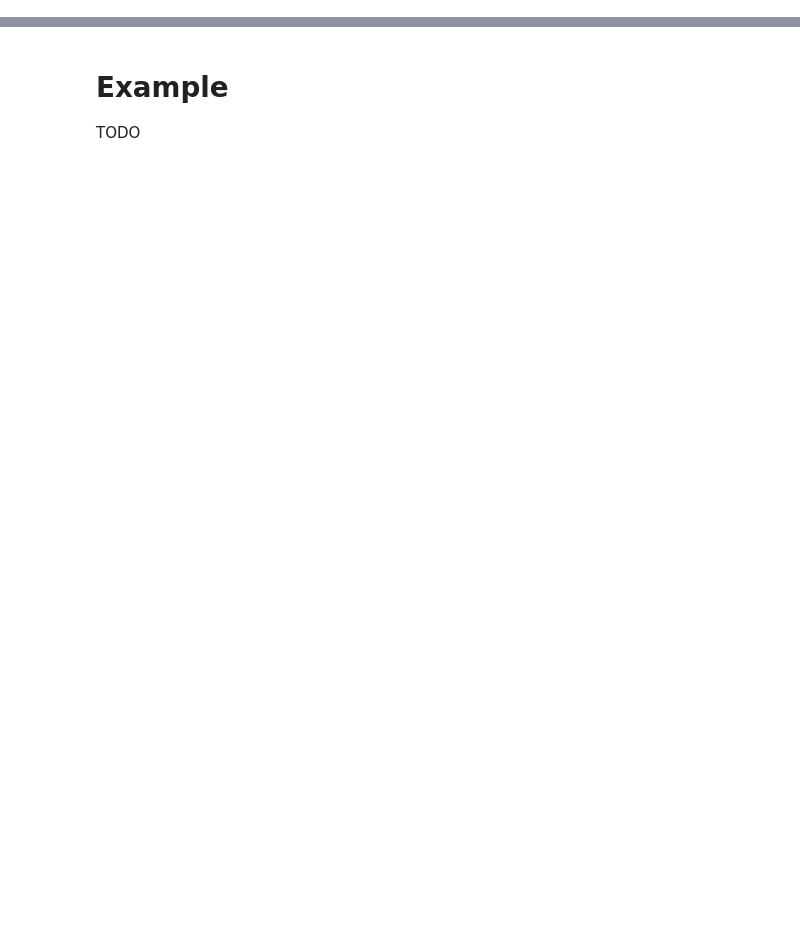
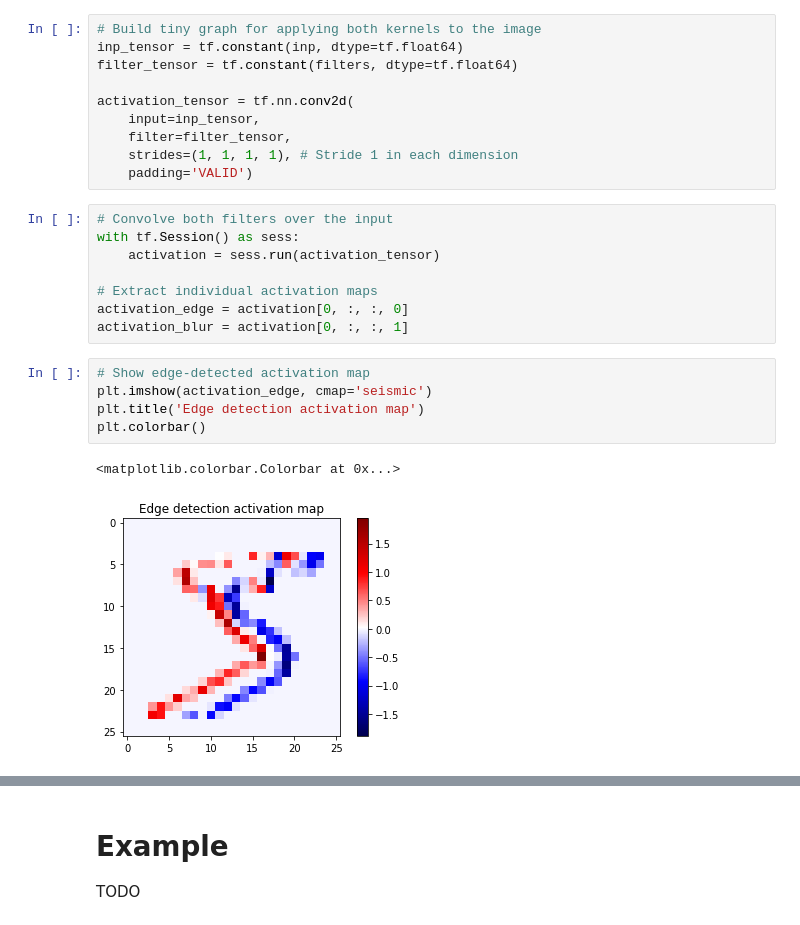
Before and after one commit to maxwells-daemons/caltech-cs11-tensorflow, a Jupyter notebook: labs/lab_4_cnn/notes_4.ipynb, the cells around one changed output, grey strips where cells are left out. Saved outputs shown, nothing was run; the diff lists cells and outputs as text; blank space fills up the shorter version.

```diff
--- a/labs/lab_4_cnn/notes_4.ipynb
+++ b/labs/lab_4_cnn/notes_4.ipynb
@@ -236,0 +327,26 @@ TODO
+# %%
+# Build tiny graph for applying both kernels to the image
+inp_tensor = tf.constant(inp, dtype=tf.float64)
+filter_tensor = tf.constant(filters, dtype=tf.float64)
+
+activation_tensor = tf.nn.conv2d(
+    input=inp_tensor,
+    filter=filter_tensor,
+    strides=(1, 1, 1, 1), # Stride 1 in each dimension
+    padding='VALID')
+# %%
+# Convolve both filters over the input
+with tf.Session() as sess:
+    activation = sess.run(activation_tensor)
+
+# Extract individual activation maps
+activation_edge = activation[0, :, :, 0]
+activation_blur = activation[0, :, :, 1]
+# %%
+# Show edge-detected activation map
+plt.imshow(activation_edge, cmap='seismic')
+plt.title('Edge detection activation map')
+plt.colorbar()
+# %% [output]
+<matplotlib.colorbar.Colorbar at 0x...>
+[figure, added]
```
Also changed, not shown: parts of 15 cells of this notebook.
